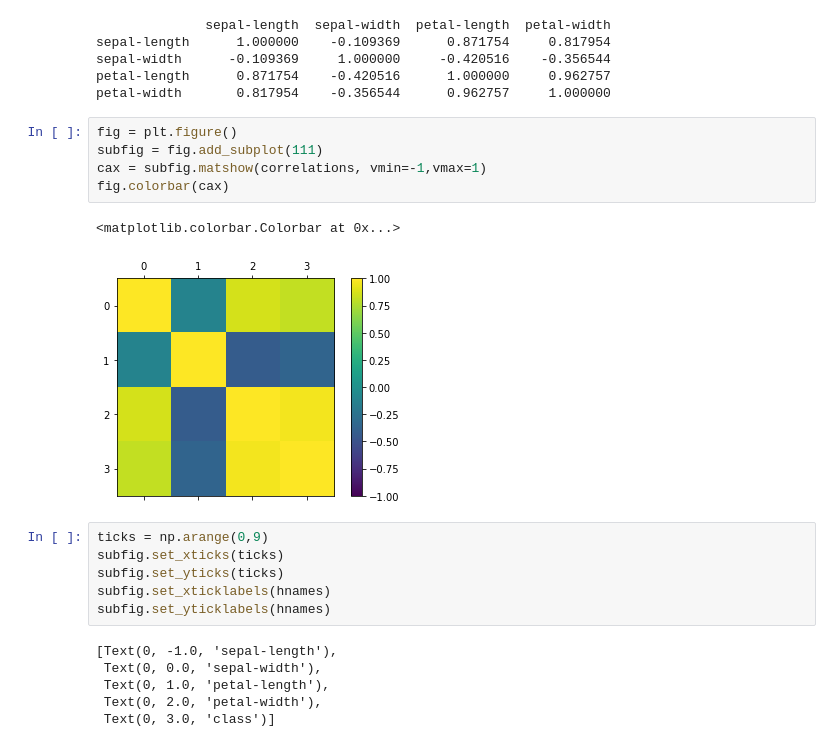
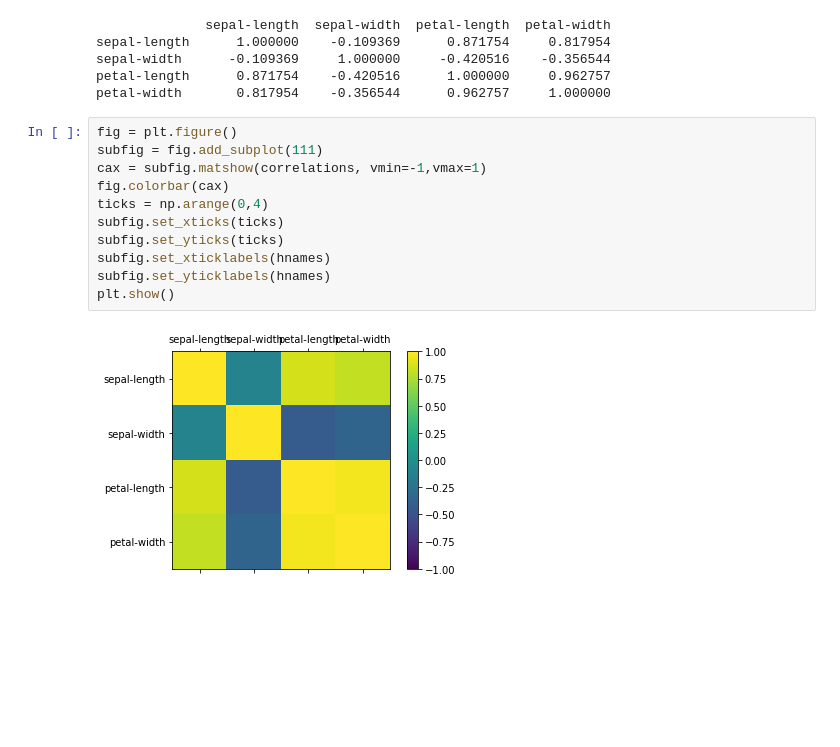
Before and after one commit to csap7/ictiitk, a Jupyter notebook: ai1_19062019.ipynb, the cells around one changed output. Drawn from its saved outputs; the diff is of its cells as text; blank space fills up the shorter version.

```diff
--- a/ai1_19062019.ipynb
+++ b/ai1_19062019.ipynb
@@ -98,20 +98,13 @@ petal-width       0.817954    -0.356544      0.962757     1.000000
 # %%
 fig = plt.figure()
 subfig = fig.add_subplot(111)
 cax = subfig.matshow(correlations, vmin=-1,vmax=1)
 fig.colorbar(cax)
+ticks = np.arange(0,4)
+subfig.set_xticks(ticks)
+subfig.set_yticks(ticks)
+subfig.set_xticklabels(hnames)
+subfig.set_yticklabels(hnames)
+plt.show()
 # %% [output]
-<matplotlib.colorbar.Colorbar at 0x...>
-[figure, old version]
+[figure, new version]
-# %%
-ticks = np.arange(0,9)
-subfig.set_xticks(ticks)
-subfig.set_yticks(ticks)
-subfig.set_xticklabels(hnames)
-subfig.set_yticklabels(hnames)
-# %% [output]
-[Text(0, -1.0, 'sepal-length'),
- Text(0, 0.0, 'sepal-width'),
- Text(0, 1.0, 'petal-length'),
- Text(0, 2.0, 'petal-width'),
- Text(0, 3.0, 'class')]
```
